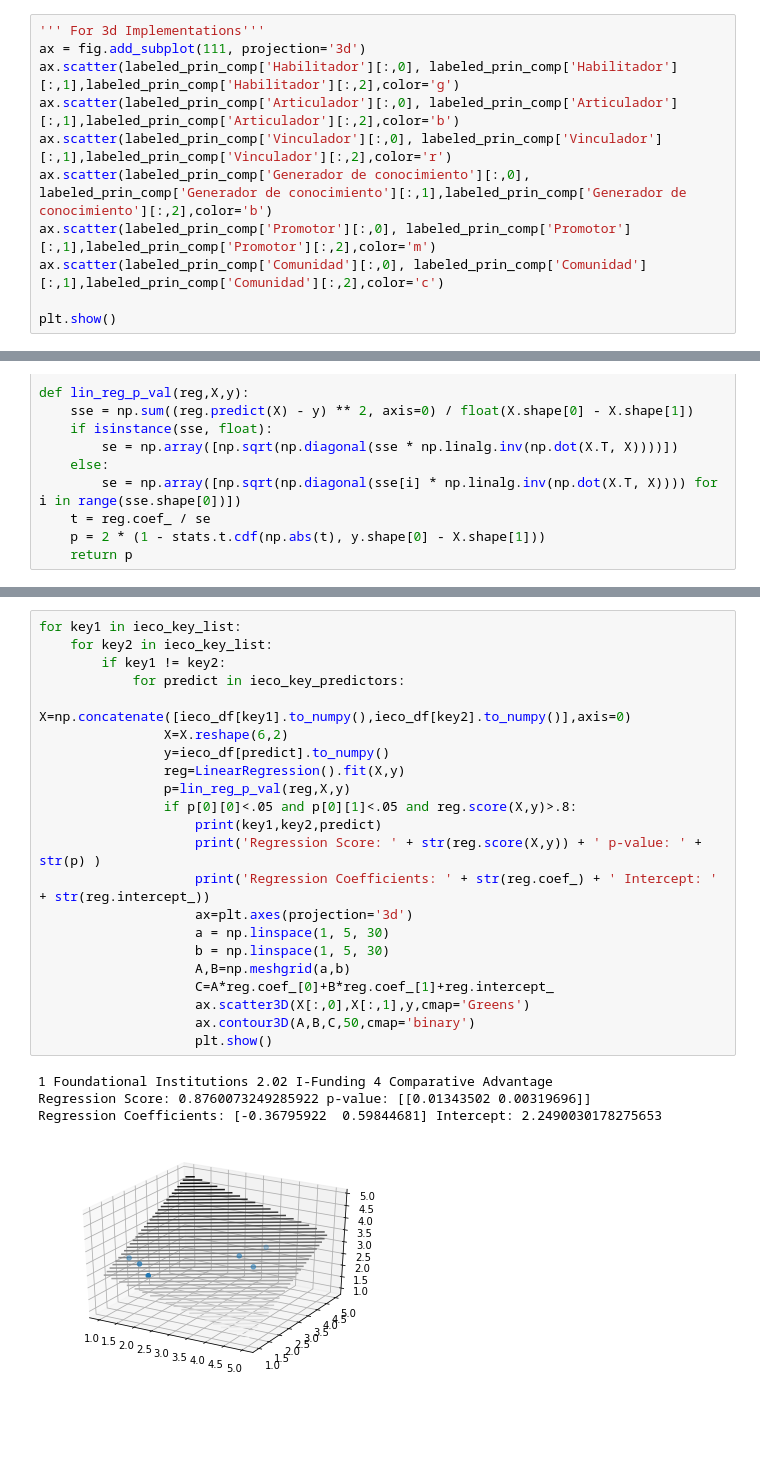
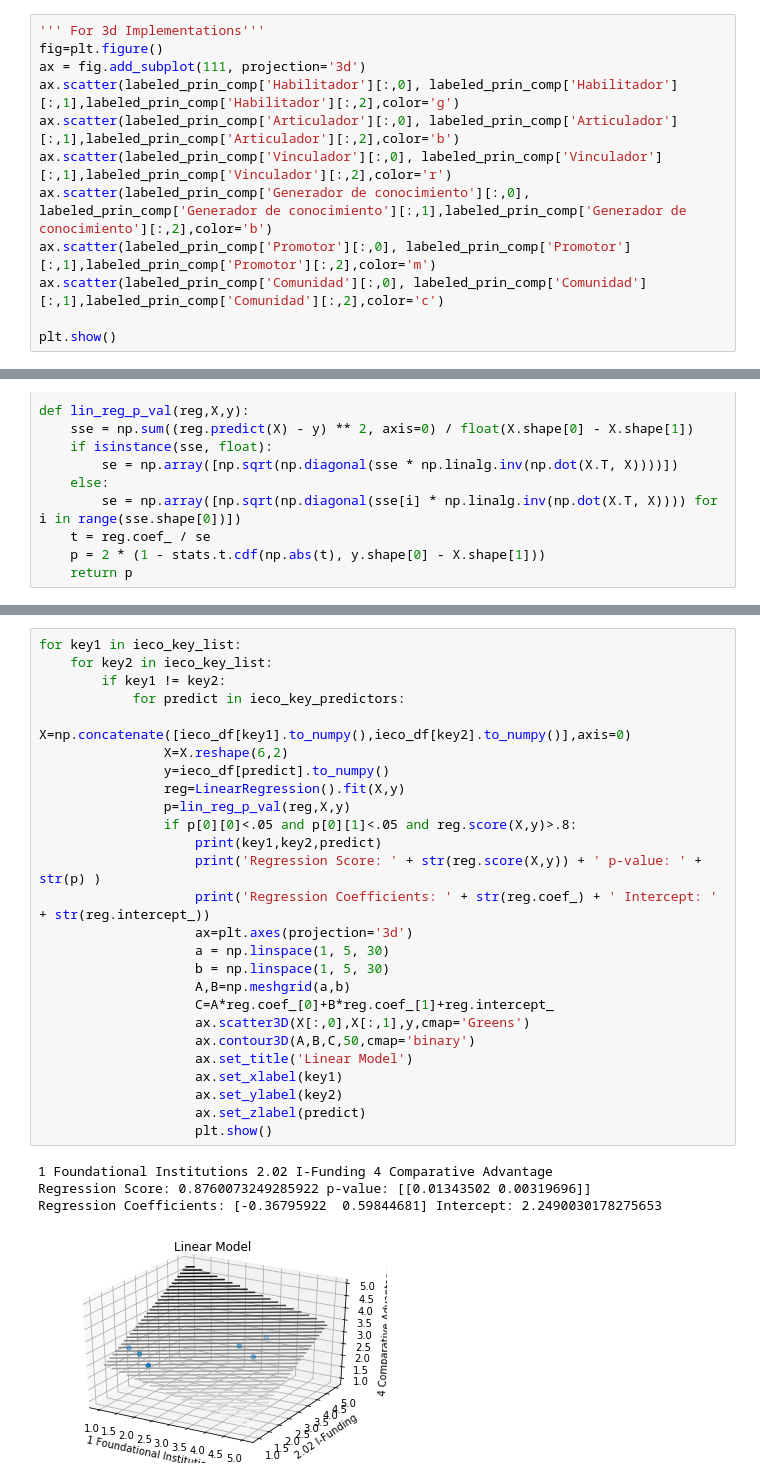
Before and after one commit to OlgaMMC/iGED, a Jupyter notebook: Kevin/analysis.ipynb, the cells around one changed output, grey strips where cells are left out. Saved outputs shown, nothing was run; the diff lists cells and outputs as text; blank space fills up the shorter version.

```diff
--- a/Kevin/analysis.ipynb
+++ b/Kevin/analysis.ipynb
@@ -447,6 +467,7 @@ plt.show()
 [figure]
 # %%
 ''' For 3d Implementations'''
+fig=plt.figure()
 ax = fig.add_subplot(111, projection='3d')
 ax.scatter(labeled_prin_comp['Habilitador'][:,0], labeled_prin_comp['Habilitador'][:,1],labeled_prin_comp['Habilitador'][:,2],color='g')
 ax.scatter(labeled_prin_comp['Articulador'][:,0], labeled_prin_comp['Articulador'][:,1],labeled_prin_comp['Articulador'][:,2],color='b')
@@ -676,30 +672,34 @@ Regression Coefficients: [ 2.36001261 -0.58450723 -0.14492893]
 # %%
 for key1 in ieco_key_list:
     for key2 in ieco_key_list:
         if key1 != key2:
             for predict in ieco_key_predictors:
                 X=np.concatenate([ieco_df[key1].to_numpy(),ieco_df[key2].to_numpy()],axis=0)
                 X=X.reshape(6,2)
                 y=ieco_df[predict].to_numpy()
                 reg=LinearRegression().fit(X,y)
                 p=lin_reg_p_val(reg,X,y)
                 if p[0][0]<.05 and p[0][1]<.05 and reg.score(X,y)>.8:
                     print(key1,key2,predict)
                     print('Regression Score: ' + str(reg.score(X,y)) + ' p-value: ' + str(p) )
                     print('Regression Coefficients: ' + str(reg.coef_) + ' Intercept: ' + str(reg.intercept_))
                     ax=plt.axes(projection='3d')
                     a = np.linspace(1, 5, 30)
                     b = np.linspace(1, 5, 30)
                     A,B=np.meshgrid(a,b)
                     C=A*reg.coef_[0]+B*reg.coef_[1]+reg.intercept_
                     ax.scatter3D(X[:,0],X[:,1],y,cmap='Greens')
                     ax.contour3D(A,B,C,50,cmap='binary')
+                    ax.set_title('Linear Model')
+                    ax.set_xlabel(key1)
+                    ax.set_ylabel(key2)
+                    ax.set_zlabel(predict)
                     plt.show()
 # %% [output]
 1 Foundational Institutions 2.02 I-Funding 4 Comparative Advantage
 Regression Score: 0.8760073249285922 p-value: [[0.01343502 0.00319696]]
 Regression Coefficients: [-0.36795922  0.59844681] Intercept: 2.2490030178275653
-[figure, old version]
+[figure, new version]
 1 Foundational Institutions 2.04 I-Demand 4 Comparative Advantage
 Regression Score: 0.9034882009953756 p-value: [[0.014796   0.00461447]]
 Regression Coefficients: [-0.57197353  0.89280334] Intercept: 2.013796759131127
```
Also changed, not shown: parts of 13 cells of this notebook, 1 other file.
